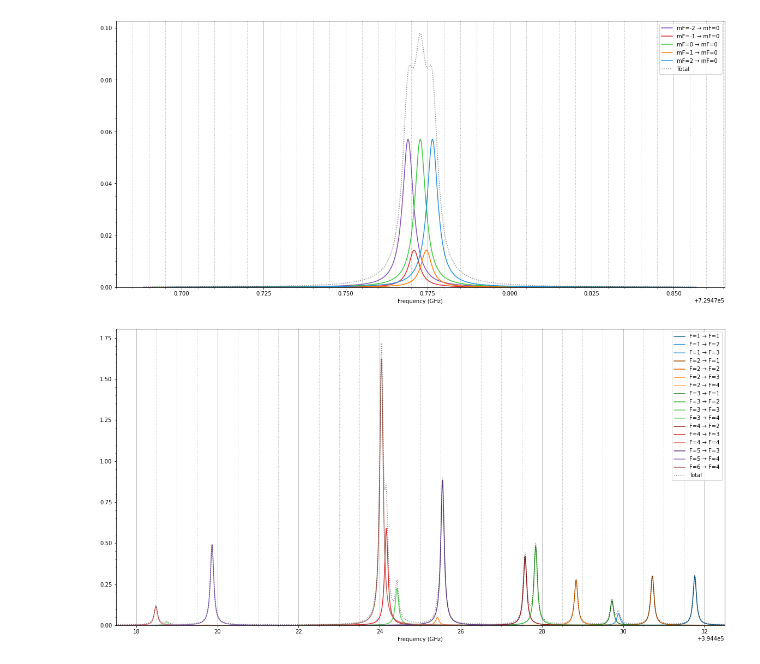
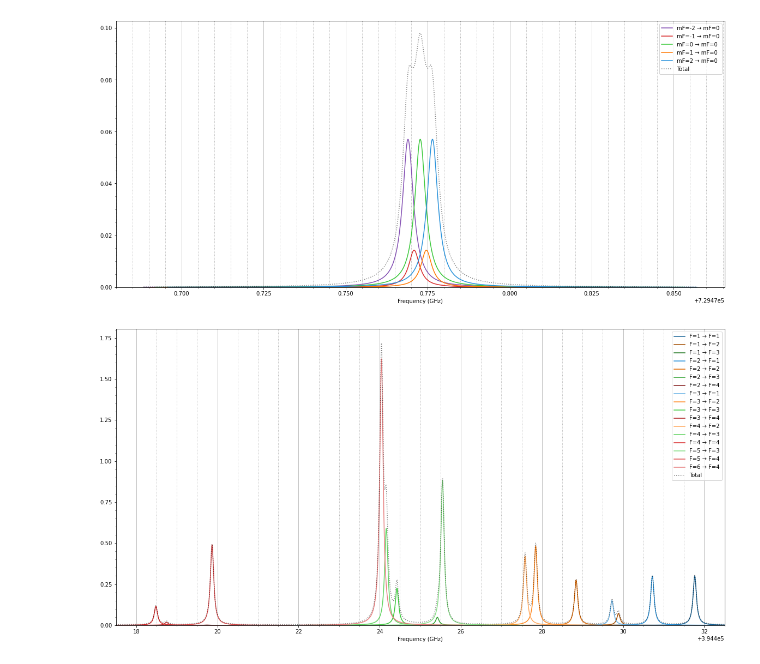
Before and after one commit to thomasdellaert/Atom-Toolkit, a Jupyter notebook: spectra.ipynb, the cells around one changed output. Saved outputs shown, nothing was run; the diff lists cells and outputs as text; code cells hidden in the pictures.

```diff
--- a/spectra.ipynb
+++ b/spectra.ipynb
@@ -79,21 +78,20 @@ plt.show()
 # %%
 %matplotlib inline
 plt.figure(figsize=(20, 10))
 
 lineshape = lineshapes.LorentzianLineShape(gamma=.1)
 mod_lineshape = lineshapes.ModLorentzianLineShape(gamma=.1, depth=.2, mod_freq_GHz=0.8)
 
 spectra.plot_hyperfine_spectrum(a.transitions[('4f13.(2F*).6s2 2F*7/2', '4f13.(2F*<7/2>).5d.6s.(1D) 1[3/2]*3/2')],
-                       lineshape=lineshape, coloring='l', num_points=1000)
+                       lineshape=lineshape, coloring='u', num_points=1000)
 
 ax = plt.gca()
 ax.grid(True, 'major', axis='x')
 ax.minorticks_on()
 ax.grid(True, 'minor', axis='x', linestyle=':', linewidth=1)
 # plt.ylim(0, 0.3)
 plt.xlim(3.944e5+17.5, 3.944e5+32.5)
 
-
 plt.show()
 # %% [output]
-[figure, old version]
+[figure, new version]
```
Also changed, not shown: parts of 2 cells of this notebook, 1 other file.
